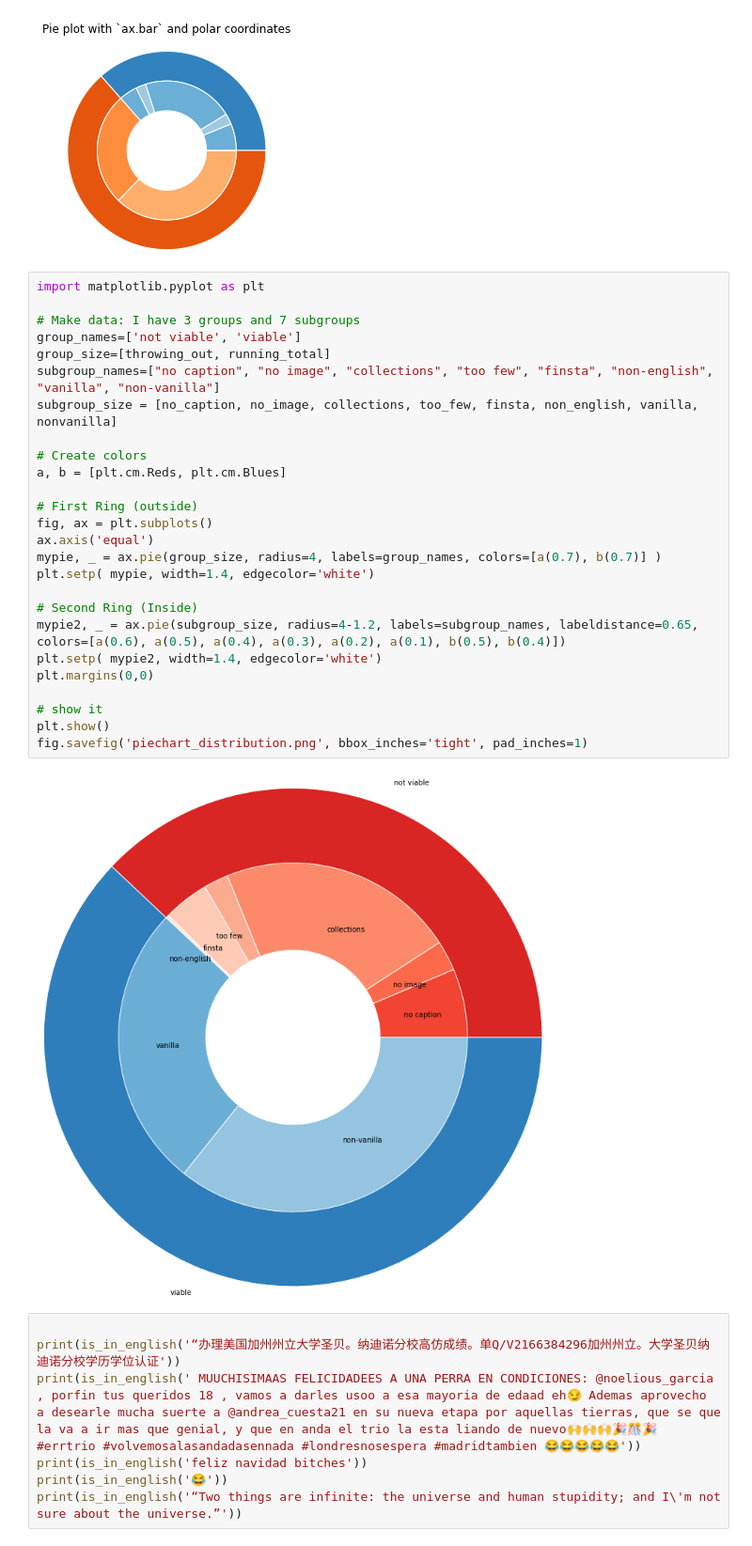
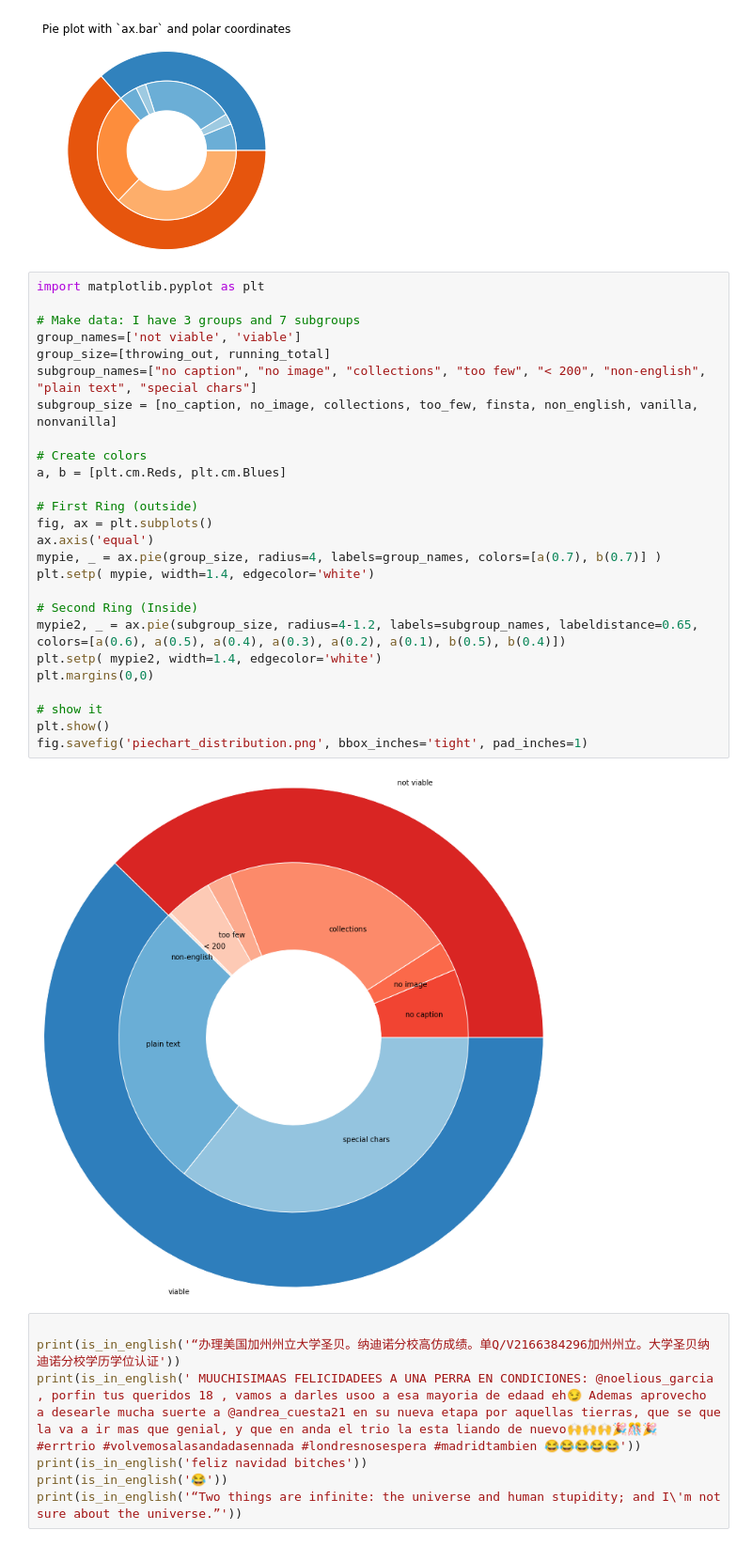
Before and after one commit to sejaldua/caption-gener8r, a Jupyter notebook: notebook_parse_json.ipynb, the cells around one changed output. Shown at 94% size. Drawn from its saved outputs; the diff is of its cells as text.

```diff
--- a/notebook_parse_json.ipynb
+++ b/notebook_parse_json.ipynb
@@ -231,31 +231,31 @@ plt.show()
 # %%
 import matplotlib.pyplot as plt
 
 # Make data: I have 3 groups and 7 subgroups
 group_names=['not viable', 'viable']
 group_size=[throwing_out, running_total]
-subgroup_names=["no caption", "no image", "collections", "too few", "finsta", "non-english", "vanilla", "non-vanilla"]
+subgroup_names=["no caption", "no image", "collections", "too few", "< 200", "non-english", "plain text", "special chars"]
 subgroup_size = [no_caption, no_image, collections, too_few, finsta, non_english, vanilla, nonvanilla]
 
 # Create colors
 a, b = [plt.cm.Reds, plt.cm.Blues]
 
 # First Ring (outside)
 fig, ax = plt.subplots()
 ax.axis('equal')
 mypie, _ = ax.pie(group_size, radius=4, labels=group_names, colors=[a(0.7), b(0.7)] )
 plt.setp( mypie, width=1.4, edgecolor='white')
 
 # Second Ring (Inside)
 mypie2, _ = ax.pie(subgroup_size, radius=4-1.2, labels=subgroup_names, labeldistance=0.65, colors=[a(0.6), a(0.5), a(0.4), a(0.3), a(0.2), a(0.1), b(0.5), b(0.4)])
 plt.setp( mypie2, width=1.4, edgecolor='white')
 plt.margins(0,0)
 
 # show it
 plt.show()
 fig.savefig('piechart_distribution.png', bbox_inches='tight', pad_inches=1)
 # %% [output]
-[figure, old version]
+[figure, new version]
 # %%
 
 print(is_in_english('“办理美国加州州立大学圣贝。纳迪诺分校高仿成绩。单Q/V2166384296加州州立。大学圣贝纳迪诺分校学历学位认证'))
```
Also changed, not shown: parts of 2 cells of this notebook, 5 other files.
